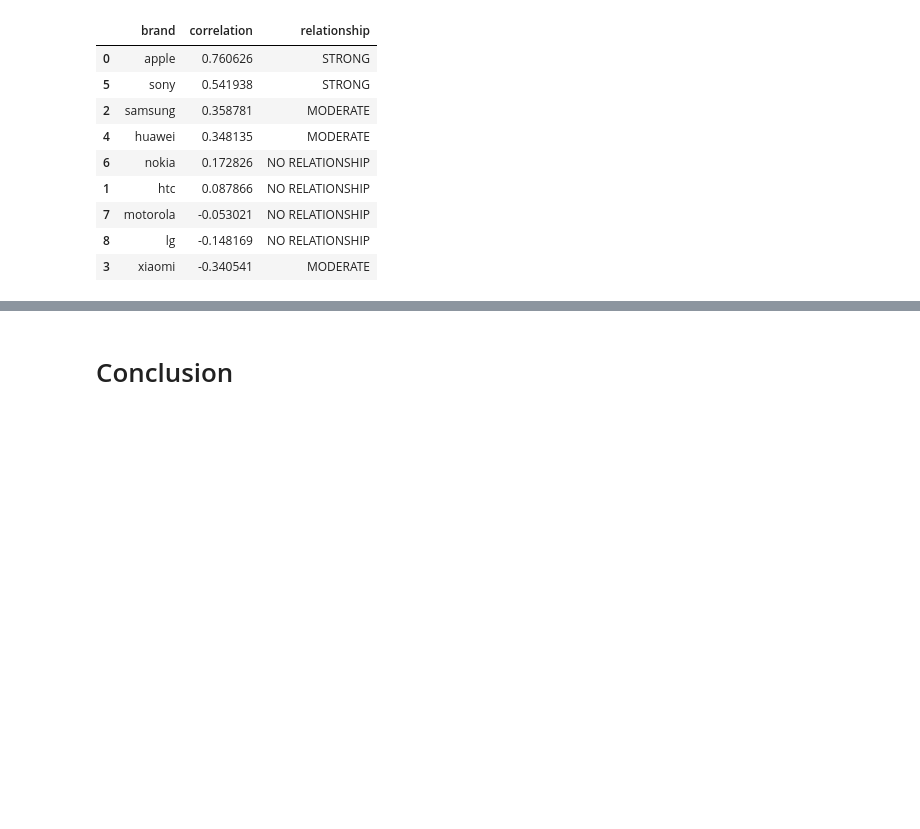
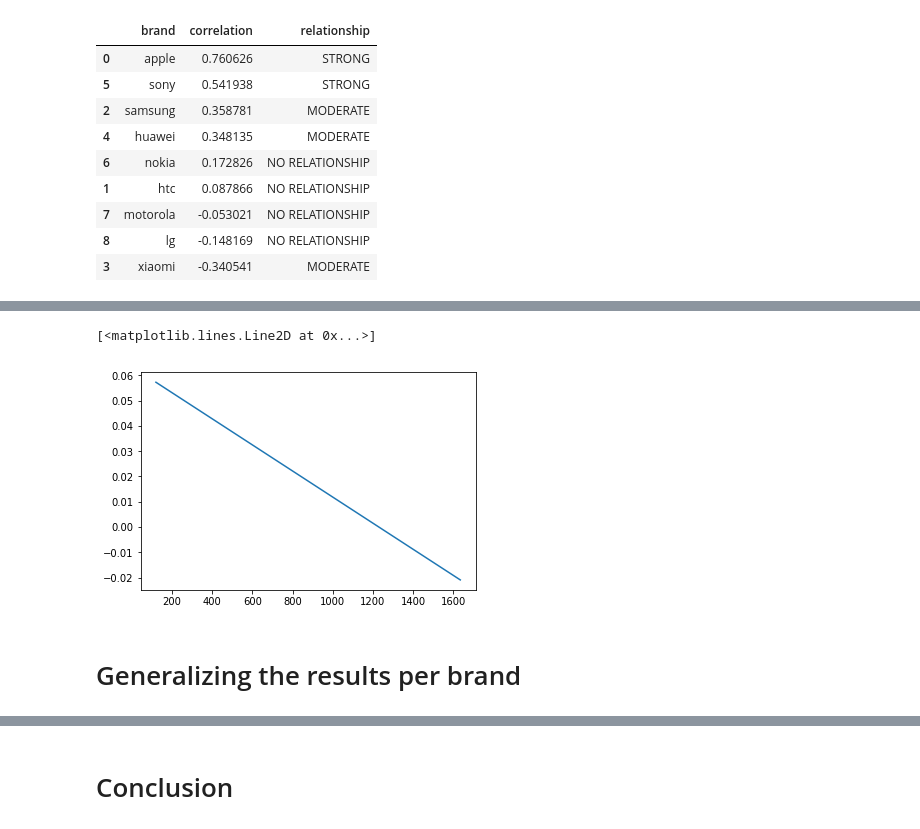
Before and after one commit to cercami/data-science, a Jupyter notebook: data_analysis/your-1000$-smartphone-NEW.ipynb, the cells around one changed output, grey strips where cells are left out. Drawn from its saved outputs; the diff is of its cells as text; code cells hidden in the pictures; blank space fills up the shorter version.

```diff
--- a/data_analysis/your-1000$-smartphone-NEW.ipynb
+++ b/data_analysis/your-1000$-smartphone-NEW.ipynb
@@ -356,0 +405,11 @@ cor_df
+# %%
+p = np.poly1d([coef_2, coef_1, intercept])
+# %%
+p2 = np.polyder(p)
+# %%
+ders = [p2(x) for x in  range(int(min(apple.price)), int(max(apple.price)))]
+# %%
+plt.plot(list(range(int(min(apple.price)), int(max(apple.price)))), ders)
+# %% [output]
+[<matplotlib.lines.Line2D at 0x...>]
+[figure, added]
@@ -356,0 +428,2 @@ cor_df
+# %% [markdown]
+# Generalizing the results per brand
```
Also changed, not shown: parts of 25 cells of this notebook, 1 other file.
